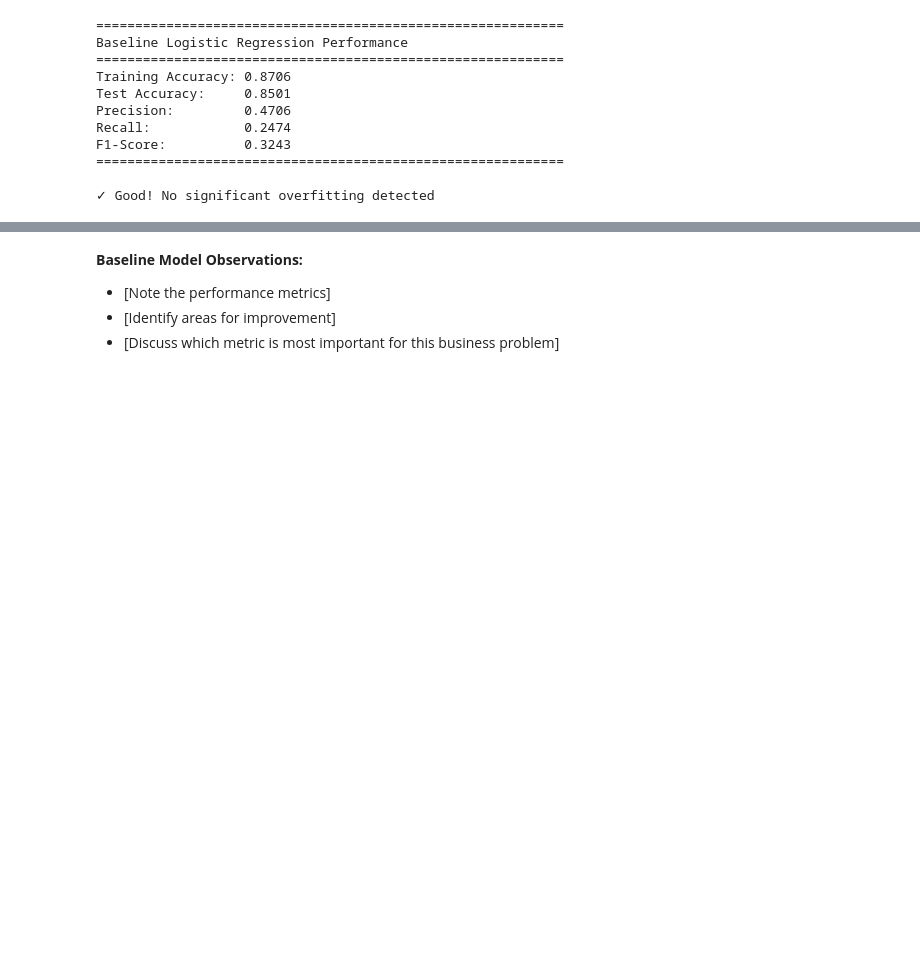
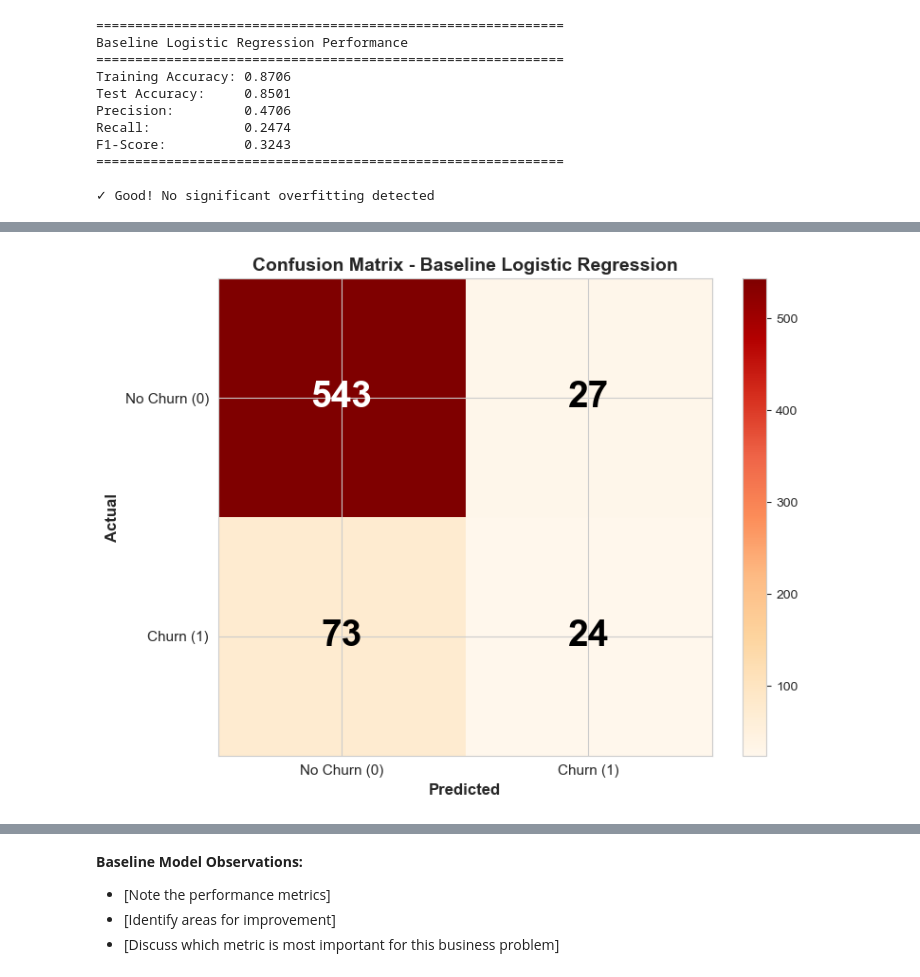
Before and after one commit to mkxangie/SyriaTel-Project, a Jupyter notebook: syriatel.ipynb, the cells around one changed output, grey strips where cells are left out. Cells and saved outputs as stored; diff of their text form; code cells hidden in the pictures; blank space fills up the shorter version.

```diff
--- a/syriatel.ipynb
+++ b/syriatel.ipynb
@@ -744,0 +672,35 @@ weighted avg       0.82      0.85      0.83       667
+# %%
+# Create confusion matrix
+cm = confusion_matrix(y_test, y_test_pred)
+
+# Create figure
+fig, ax = plt.subplots(figsize=(8, 6))
+
+# Plot with manual text color control
+im = ax.imshow(cm, cmap='OrRd', aspect='auto')
+
+# Manually add text to each cell with contrasting colors
+for i in range(2):
+    for j in range(2):
+        # Use white text on dark backgrounds, black on light
+        text_color = 'white' if cm[i, j] > cm.max()/2 else 'black'
+        text = ax.text(j, i, cm[i, j],
+                      ha="center", va="center",
+                      color=text_color, fontsize=28, fontweight='bold')
+
+# Set labels
+ax.set_xticks([0, 1])
+ax.set_yticks([0, 1])
+ax.set_xticklabels(['No Churn (0)', 'Churn (1)'], fontsize=11)
+ax.set_yticklabels(['No Churn (0)', 'Churn (1)'], fontsize=11)
+ax.set_xlabel('Predicted', fontsize=12, fontweight='bold')
+ax.set_ylabel('Actual', fontsize=12, fontweight='bold')
+ax.set_title('Confusion Matrix - Baseline Logistic Regression', fontsize=14, fontweight='bold')
+
+# Add colorbar
+plt.colorbar(im, ax=ax)
+
+plt.tight_layout()
+plt.show()
+# %% [output]
+[figure, added]
```
Also changed, not shown: parts of 8 cells of this notebook.
